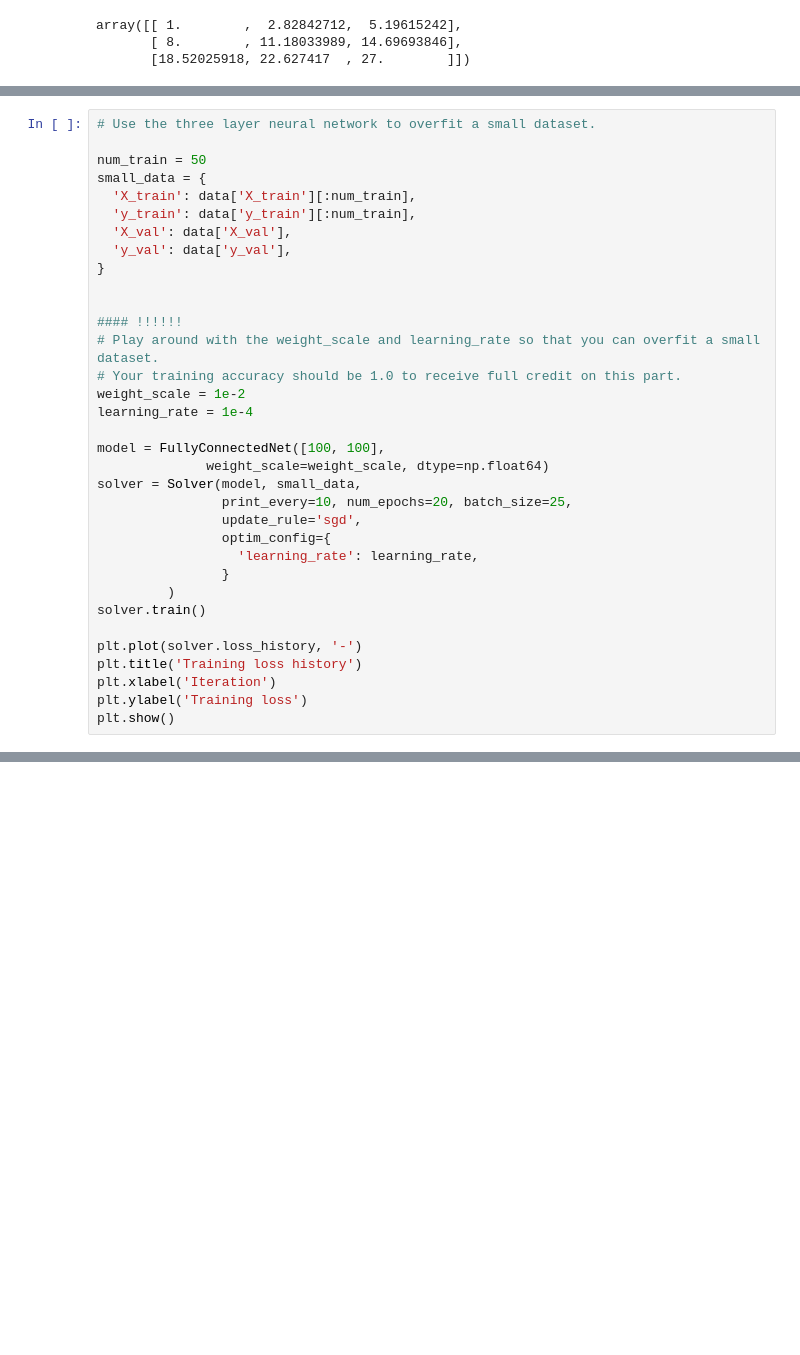
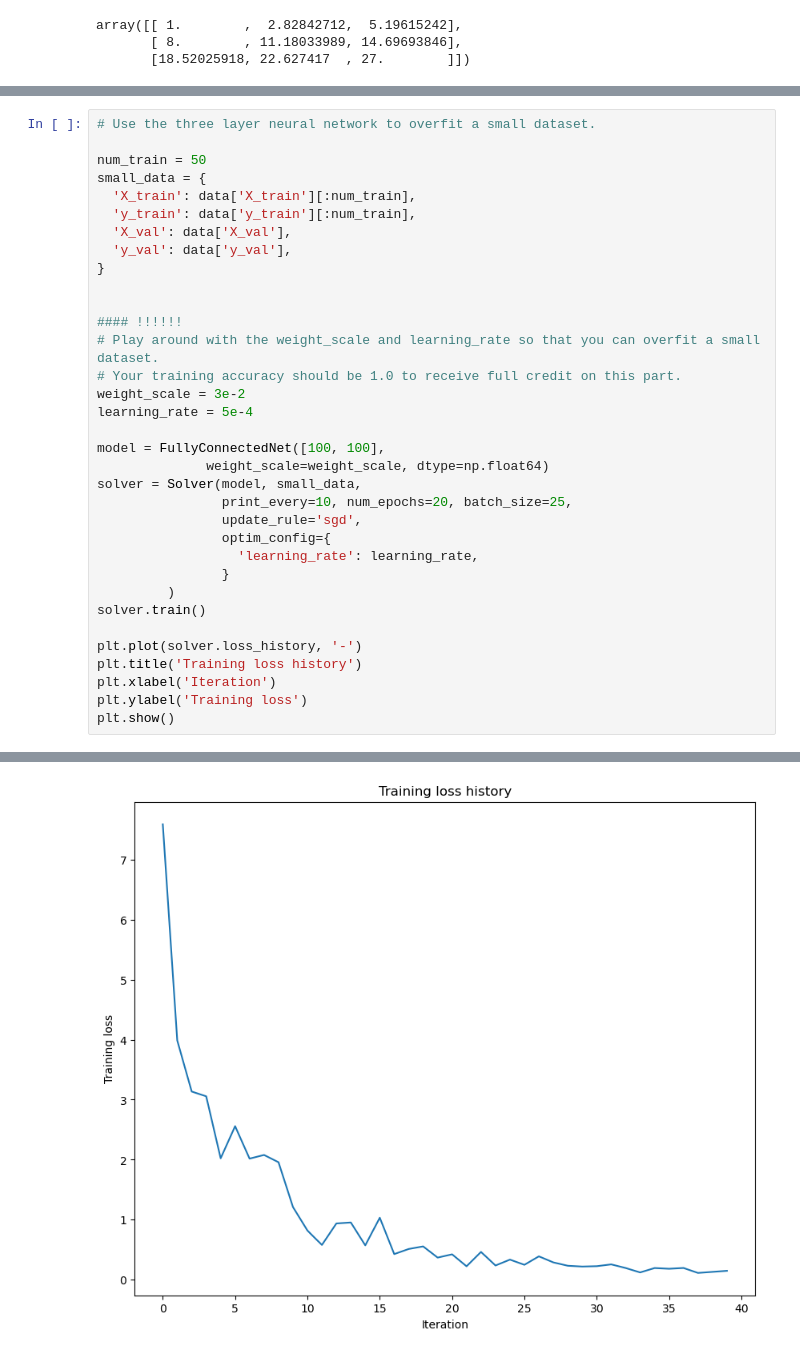
Before and after one commit to AndreaBaretta/Deep_Learning_and_Neural_Networks_ECE147, a Jupyter notebook: Homework3/FC_nets.ipynb, the cells around one changed output, grey strips where cells are left out. Cells and saved outputs as stored; diff of their text form; blank space fills up the shorter version.

```diff
--- a/Homework3/FC_nets.ipynb
+++ b/Homework3/FC_nets.ipynb
@@ -463,8 +481,8 @@ small_data = {
 #### !!!!!!
 # Play around with the weight_scale and learning_rate so that you can overfit a small dataset.
 # Your training accuracy should be 1.0 to receive full credit on this part.
-weight_scale = 1e-2
-learning_rate = 1e-4
+weight_scale = 3e-2
+learning_rate = 5e-4
 
 model = FullyConnectedNet([100, 100],
               weight_scale=weight_scale, dtype=np.float64)
@@ -482,3 +500,4 @@ plt.title('Training loss history')
 plt.xlabel('Iteration')
 plt.ylabel('Training loss')
 plt.show()
+# %% [output]
@@ -484,0 +521 @@ plt.show()
+[figure, added]
```
Also changed, not shown: parts of 3 cells of this notebook, 1 other file.
